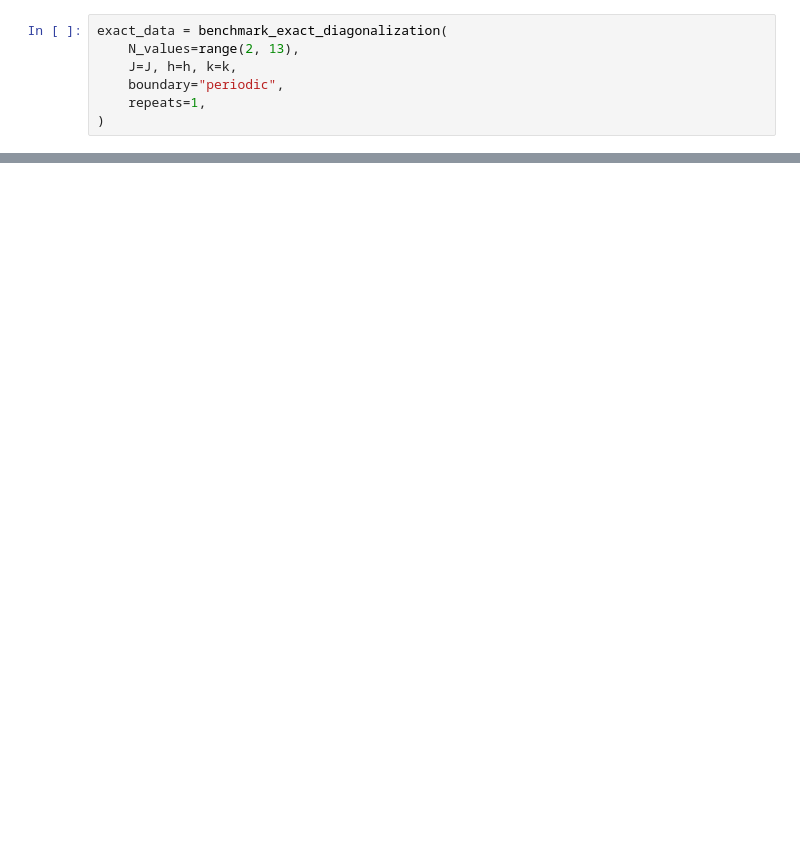
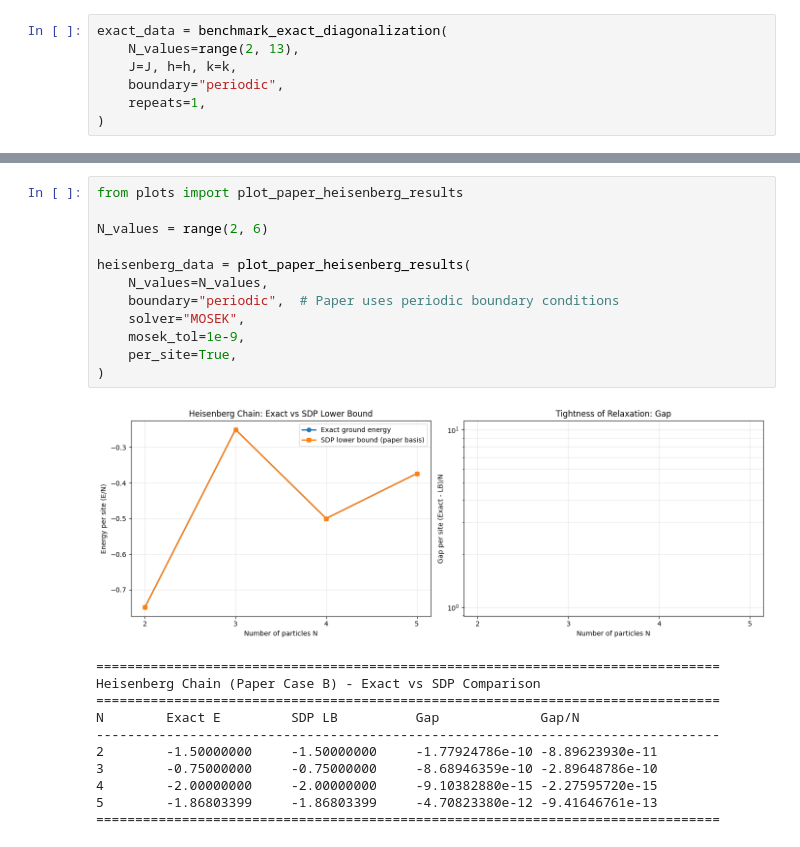
Before and after one commit to Ciscone7/OptimalMomentsNPA, a Jupyter notebook: initial_tests.ipynb, the cells around one changed output, grey strips where cells are left out. Saved outputs shown, nothing was run; the diff lists cells and outputs as text; blank space fills up the shorter version.

```diff
--- a/initial_tests.ipynb
+++ b/initial_tests.ipynb
@@ -201,0 +314,24 @@ np.__config__.show()
+# %%
+from plots import plot_paper_heisenberg_results
+
+N_values = range(2, 6)
+
+heisenberg_data = plot_paper_heisenberg_results(
+    N_values=N_values,
+    boundary="periodic",  # Paper uses periodic boundary conditions
+    solver="MOSEK",
+    mosek_tol=1e-9,
+    per_site=True,
+)
+# %% [output]
+[figure, added]
+================================================================================
+Heisenberg Chain (Paper Case B) - Exact vs SDP Comparison
+================================================================================
+N        Exact E         SDP LB          Gap             Gap/N
+--------------------------------------------------------------------------------
+2        -1.50000000     -1.50000000     -1.77924786e-10 -8.89623930e-11
+3        -0.75000000     -0.75000000     -8.68946359e-10 -2.89648786e-10
+4        -2.00000000     -2.00000000     -9.10382880e-15 -2.27595720e-15
+5        -1.86803399     -1.86803399     -4.70823380e-12 -9.41646761e-13
+================================================================================
```
Also changed, not shown: parts of 18 cells of this notebook, 5 other files.
